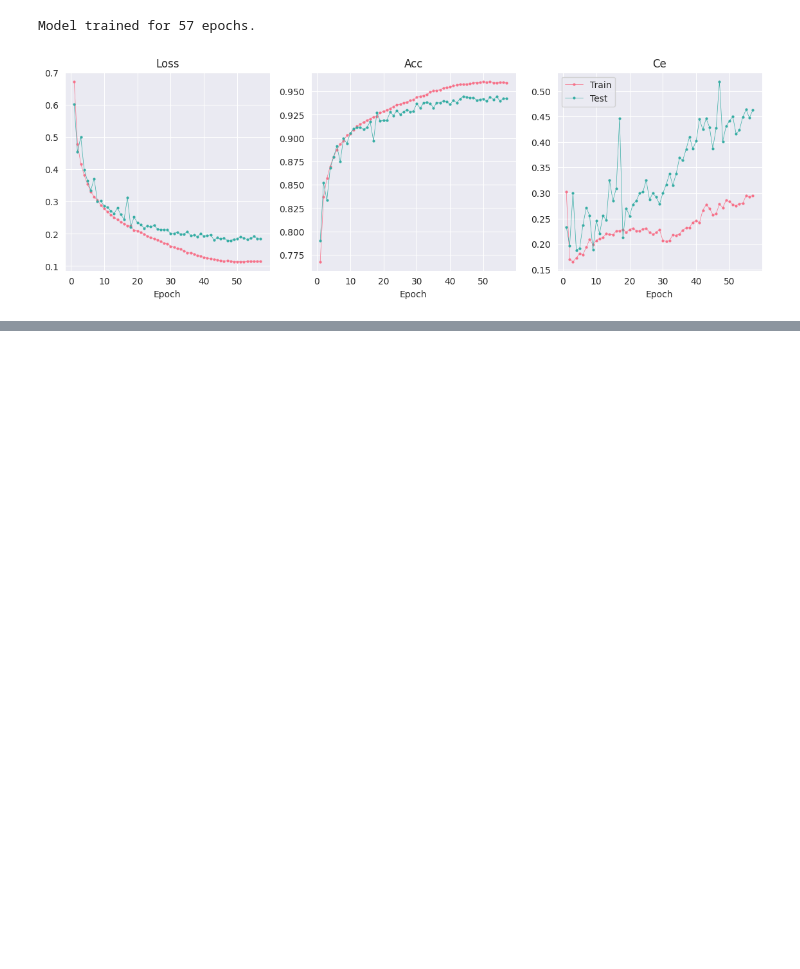
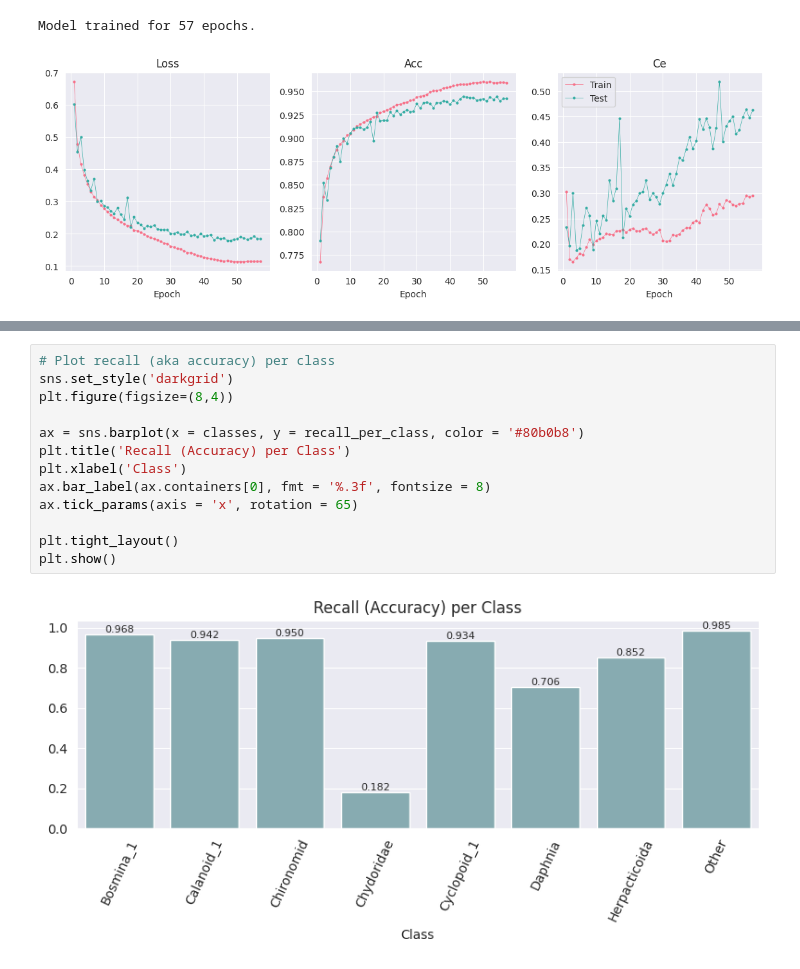
Before and after one commit to sofiar/Analysis_zooplankton, a Jupyter notebook: visualize_train_results.ipynb, the cells around one changed output, grey strips where cells are left out. Cells and saved outputs as stored; diff of their text form; blank space fills up the shorter version.

```diff
--- a/visualize_train_results.ipynb
+++ b/visualize_train_results.ipynb
@@ -201,0 +280,15 @@ plt.show()
+# %%
+# Plot recall (aka accuracy) per class
+sns.set_style('darkgrid')
+plt.figure(figsize=(8,4))
+
+ax = sns.barplot(x = classes, y = recall_per_class, color = '#80b0b8')
+plt.title('Recall (Accuracy) per Class')
+plt.xlabel('Class')
+ax.bar_label(ax.containers[0], fmt = '%.3f', fontsize = 8)
+ax.tick_params(axis = 'x', rotation = 65)
+
+plt.tight_layout()
+plt.show()
+# %% [output]
+[figure, added]
```
Also changed, not shown: parts of 28 cells of this notebook, 2 other files.
